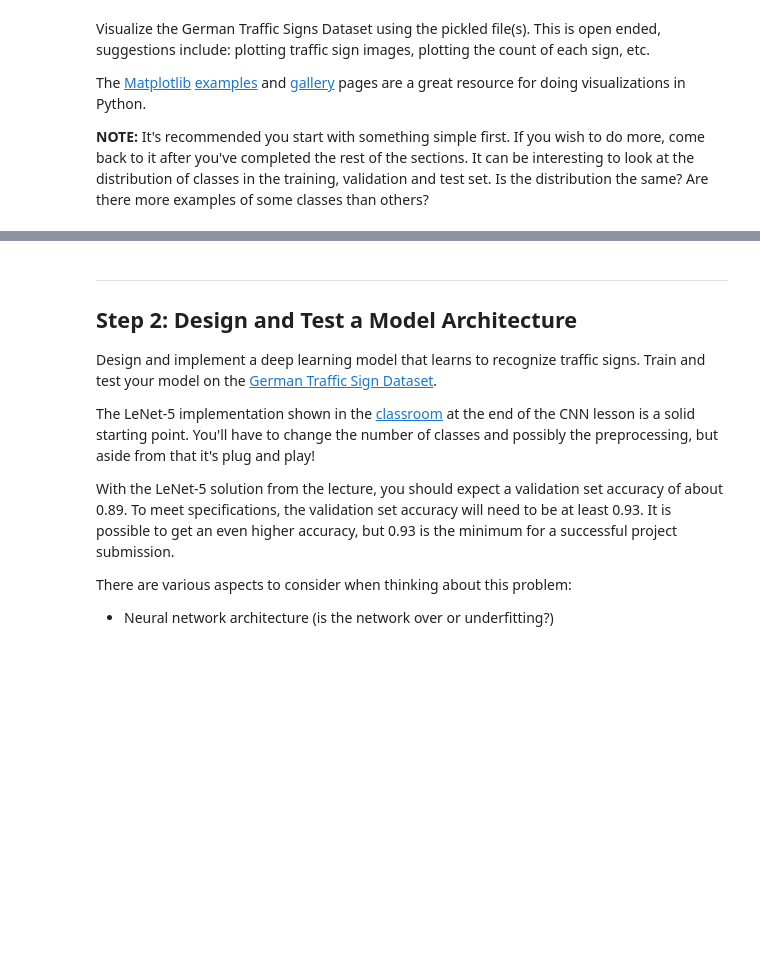
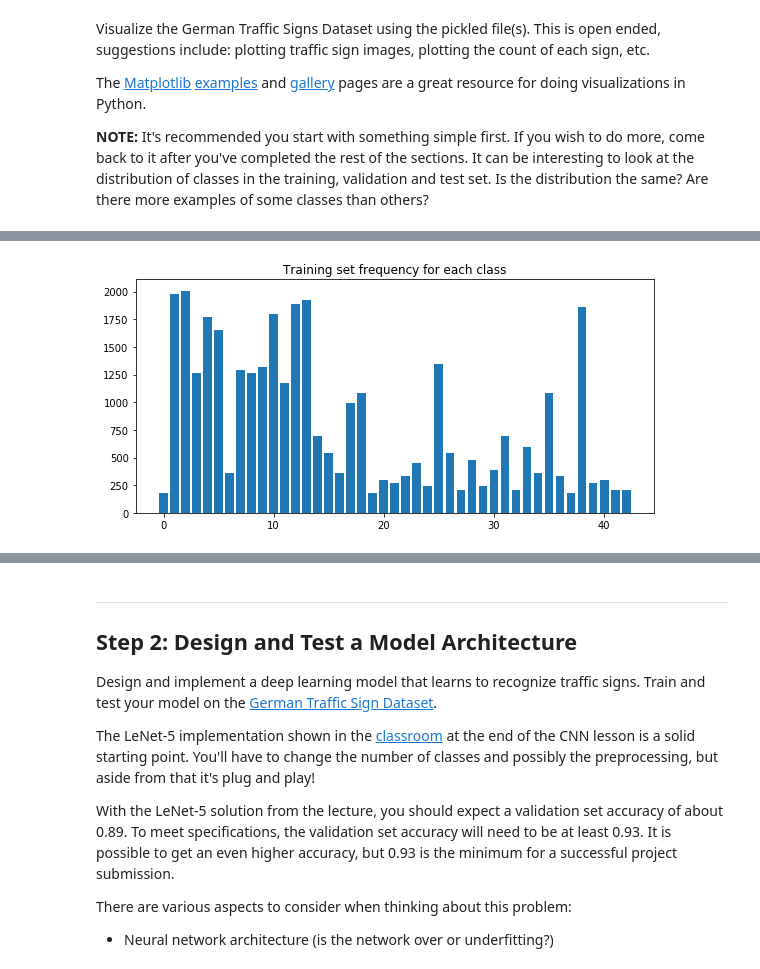
Before and after one commit to bhattsachin/CarND-Traffic-Sign-Classifier-Project, a Jupyter notebook: Traffic_Sign_Classifier.ipynb, the cells around one changed output, grey strips where cells are left out. Cells and saved outputs as stored; diff of their text form; code cells hidden in the pictures; blank space fills up the shorter version.

```diff
--- a/Traffic_Sign_Classifier.ipynb
+++ b/Traffic_Sign_Classifier.ipynb
@@ -137,0 +142,15 @@ Y_train value: 9
+# %%
+## Plotting sample size in each cateogry
+import matplotlib.pyplot as plt
+unique, counts = np.unique(y_train, return_counts=True)
+#print(counts)
+
+fig, (ax0) = plt.subplots(ncols=1, figsize=(8, 4))
+
+plt.bar(unique,counts)
+ax0.set_title('Training set frequency for each class')
+
+fig.tight_layout()
+plt.show()
+# %% [output]
+[figure, added]
```
Also changed, not shown: parts of 23 cells of this notebook.
